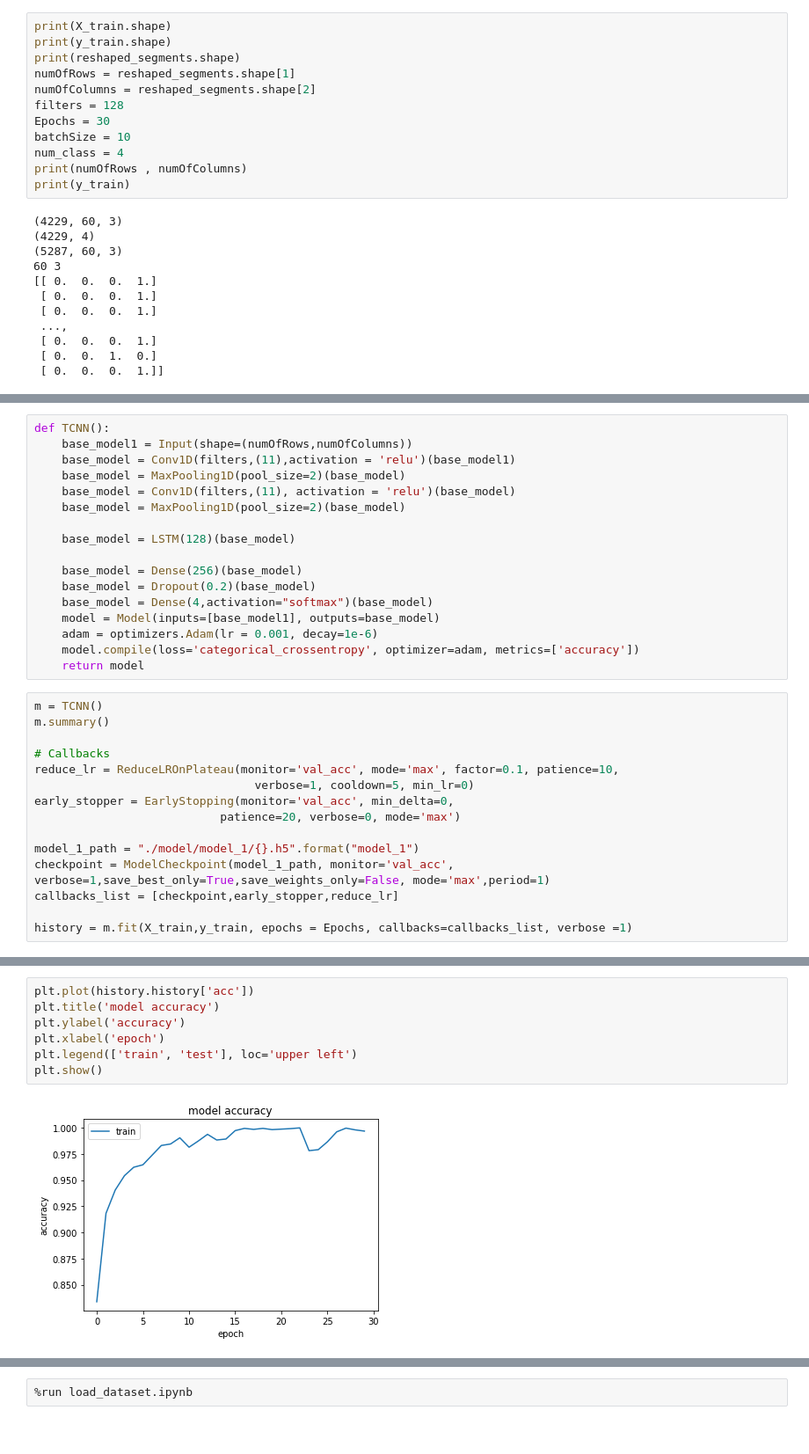
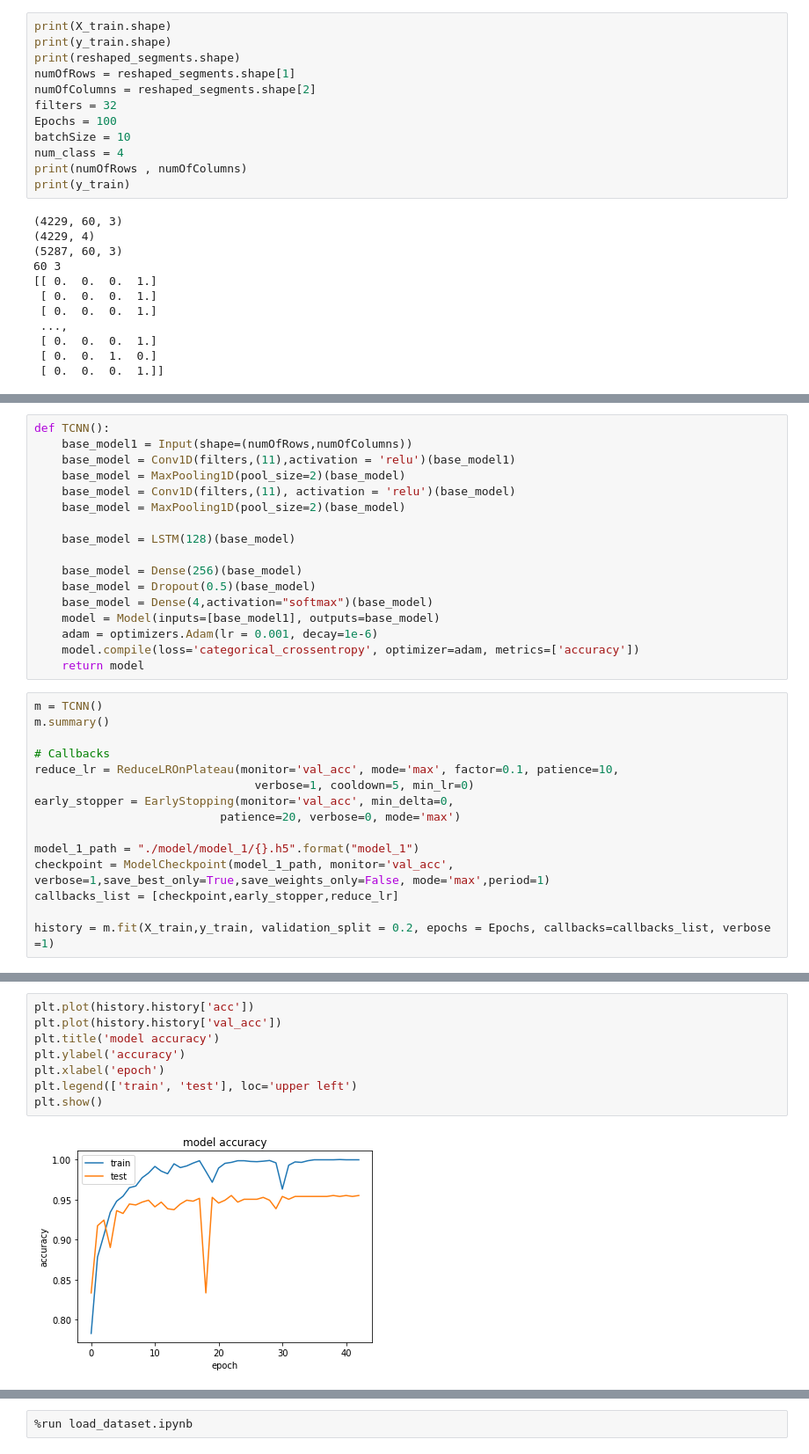
Before and after one commit to indykorpong/activity_classifier, a Jupyter notebook: Transfer.ipynb, the cells around one changed output, grey strips where cells are left out. Shown at 88% size. Saved outputs shown, nothing was run; the diff lists cells and outputs as text.

```diff
--- a/Transfer.ipynb
+++ b/Transfer.ipynb
@@ -170,8 +161,8 @@ print(y_train.shape)
 print(reshaped_segments.shape)
 numOfRows = reshaped_segments.shape[1]
 numOfColumns = reshaped_segments.shape[2]
-filters = 128
-Epochs = 30
+filters = 32
+Epochs = 100
 batchSize = 10
 num_class = 4
 print(numOfRows , numOfColumns)
@@ -204,7 +192,7 @@ def TCNN():
     base_model = LSTM(128)(base_model)
 
     base_model = Dense(256)(base_model)
-    base_model = Dropout(0.2)(base_model)
+    base_model = Dropout(0.5)(base_model)
     base_model = Dense(4,activation="softmax")(base_model)
     model = Model(inputs=[base_model1], outputs=base_model)
     adam = optimizers.Adam(lr = 0.001, decay=1e-6)
@@ -224,7 +212,7 @@ model_1_path = "./model/model_1/{}.h5".format("model_1")
 checkpoint = ModelCheckpoint(model_1_path, monitor='val_acc', verbose=1,save_best_only=True,save_weights_only=False, mode='max',period=1)
 callbacks_list = [checkpoint,early_stopper,reduce_lr]
 
-history = m.fit(X_train,y_train, epochs = Epochs, callbacks=callbacks_list, verbose =1)
+history = m.fit(X_train,y_train, validation_split = 0.2, epochs = Epochs, callbacks=callbacks_list, verbose =1)
 # %% [output]
 _________________________________________________________________
 Layer (type)                 Output Shape              Param #
@@ -263,11 +236,12 @@ Epoch 30/30
 # %%
 plt.plot(history.history['acc'])
+plt.plot(history.history['val_acc'])
 plt.title('model accuracy')
 plt.ylabel('accuracy')
 plt.xlabel('epoch')
 plt.legend(['train', 'test'], loc='upper left')
 plt.show()
 # %% [output]
-[figure, old version]
+[figure, new version]
 # %%
 plt.plot(history.history['loss'])
```
Also changed, not shown: parts of 64 cells of this notebook.
